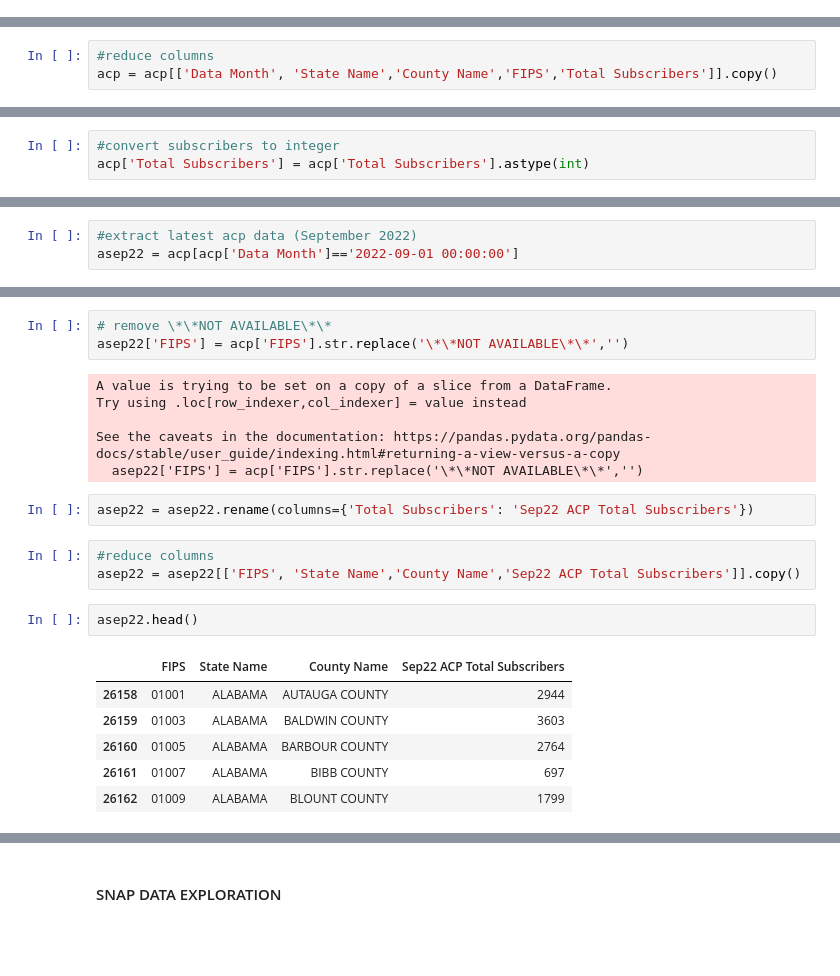
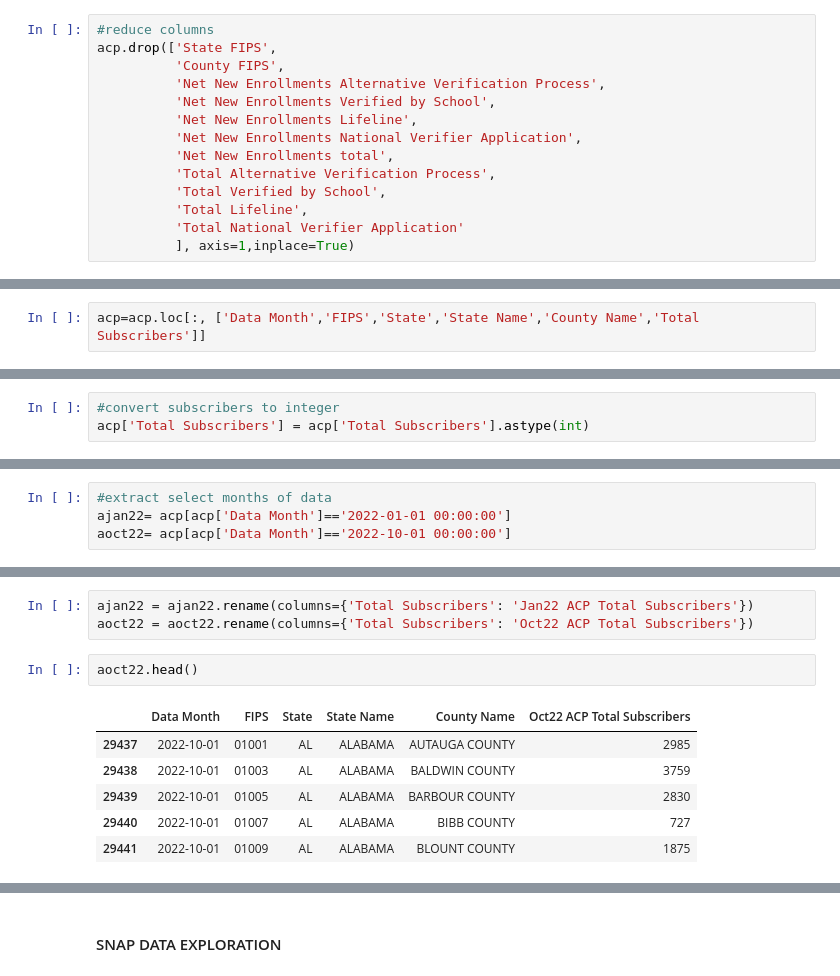
Before and after one commit to datakind/BDT_DataDive_Dec22, a Jupyter notebook: notebooks/BDT DataDive ACP vs SNAP Enrollment.ipynb, the cells around one changed output, grey strips where cells are left out. Drawn from its saved outputs; the diff is of its cells as text; blank space fills up the shorter version.

```diff
--- a/notebooks/BDT DataDive ACP vs SNAP Enrollment.ipynb
+++ b/notebooks/BDT DataDive ACP vs SNAP Enrollment.ipynb
@@ -98,3 +186,17 @@ acp.head()
 | 2 | 2022-01-01 | AL | ALABAMA | BARBOUR COUNTY | 01 | 005 | 41.0 | ... |
 | 3 | 2022-01-01 | AL | ALABAMA | BIBB COUNTY | 01 | 007 | 0.0 | ... |
 | 4 | 2022-01-01 | AL | ALABAMA | BLOUNT COUNTY | 01 | 009 | 12.0 | ... |
+# %%
+#reduce columns
+acp.drop(['State FIPS',
+          'County FIPS',
+          'Net New Enrollments Alternative Verification Process',
+          'Net New Enrollments Verified by School',
+          'Net New Enrollments Lifeline',
+          'Net New Enrollments National Verifier Application',
+          'Net New Enrollments total',
+          'Total Alternative Verification Process',
+          'Total Verified by School',
+          'Total Lifeline',
+          'Total National Verifier Application'
+          ], axis=1,inplace=True)
@@ -101,3 +205,2 @@ acp.head()
 # %%
-#reduce columns
-acp = acp[['Data Month', 'State Name','County Name','FIPS','Total Subscribers']].copy()
+acp=acp.loc[:, ['Data Month','FIPS','State','State Name','County Name','Total Subscribers']]
@@ -131,3 +276,4 @@ dtype: object
 # %%
-#extract latest acp data (September 2022)
-asep22 = acp[acp['Data Month']=='2022-09-01 00:00:00']
+#extract select months of data
+ajan22= acp[acp['Data Month']=='2022-01-01 00:00:00']
+aoct22= acp[acp['Data Month']=='2022-10-01 00:00:00']
@@ -171,23 +280,12 @@ array(['ALABAMA', 'ALASKA', 'ARIZONA', 'ARKANSAS', 'CALIFORNIA',
-# %%
-# remove \*\*NOT AVAILABLE\*\*
-asep22['FIPS'] = acp['FIPS'].str.replace('\*\*NOT AVAILABLE\*\*','')
-# %% [output]
-A value is trying to be set on a copy of a slice from a DataFrame.
-Try using .loc[row_indexer,col_indexer] = value instead
-
-See the caveats in the documentation: https://pandas.pydata.org/pandas-docs/stable/user_guide/indexing.html#returning-a-view-versus-a-copy
-  asep22['FIPS'] = acp['FIPS'].str.replace('\*\*NOT AVAILABLE\*\*','')
 # %%
-asep22 = asep22.rename(columns={'Total Subscribers': 'Sep22 ACP Total Subscribers'})
+ajan22 = ajan22.rename(columns={'Total Subscribers': 'Jan22 ACP Total Subscribers'})
+aoct22 = aoct22.rename(columns={'Total Subscribers': 'Oct22 ACP Total Subscribers'})
-# %%
-#reduce columns
-asep22 = asep22[['FIPS', 'State Name','County Name','Sep22 ACP Total Subscribers']].copy()
 # %%
-asep22.head()
+aoct22.head()
 # %% [output]
-|  | FIPS | State Name | County Name | Sep22 ACP Total Subscribers |
-| 26158 | 01001 | ALABAMA | AUTAUGA COUNTY | 2944 |
-| 26159 | 01003 | ALABAMA | BALDWIN COUNTY | 3603 |
-| 26160 | 01005 | ALABAMA | BARBOUR COUNTY | 2764 |
-| 26161 | 01007 | ALABAMA | BIBB COUNTY | 697 |
-| 26162 | 01009 | ALABAMA | BLOUNT COUNTY | 1799 |
+|  | Data Month | FIPS | State | State Name | County Name | Oct22 ACP Total Subscribers |
+| 29437 | 2022-10-01 | 01001 | AL | ALABAMA | AUTAUGA COUNTY | 2985 |
+| 29438 | 2022-10-01 | 01003 | AL | ALABAMA | BALDWIN COUNTY | 3759 |
+| 29439 | 2022-10-01 | 01005 | AL | ALABAMA | BARBOUR COUNTY | 2830 |
+| 29440 | 2022-10-01 | 01007 | AL | ALABAMA | BIBB COUNTY | 727 |
+| 29441 | 2022-10-01 | 01009 | AL | ALABAMA | BLOUNT COUNTY | 1875 |
```
Also changed, not shown: parts of 17 cells of this notebook.
